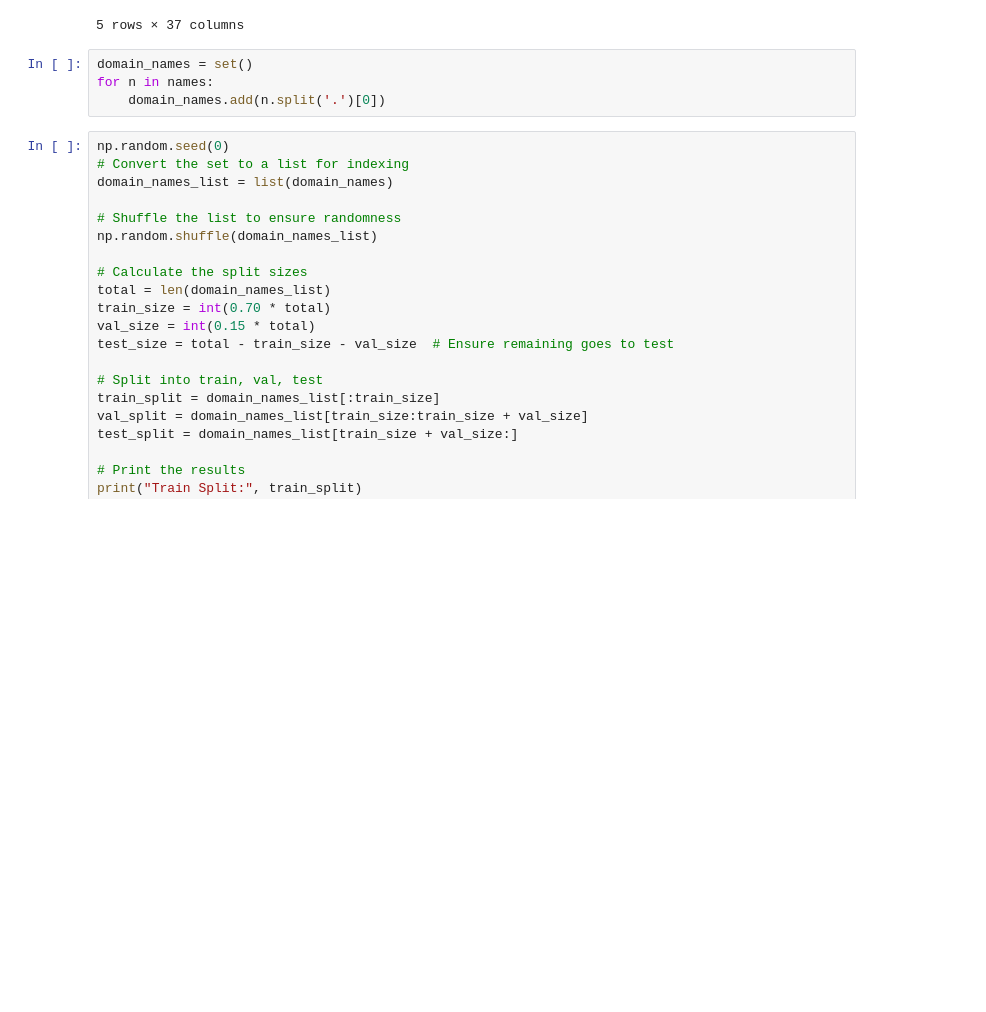
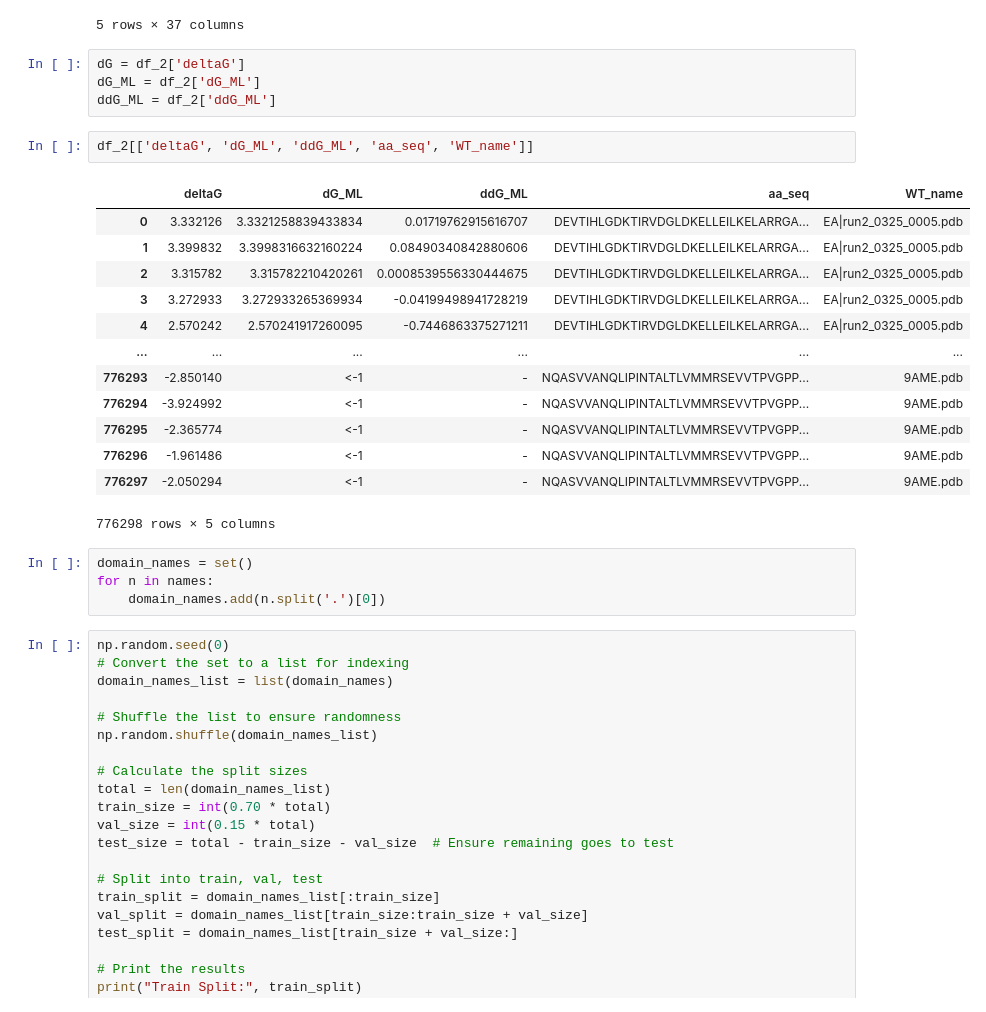
Before and after one commit to LDeng0205/ProteinMPNN, a Jupyter notebook: playground.ipynb, the cells around one changed output. Drawn from its saved outputs; the diff is of its cells as text; blank space fills up the shorter version.

```diff
--- a/playground.ipynb
+++ b/playground.ipynb
@@ -32,6 +47,26 @@ df_2.head()
 | 3 | EA|run2_0325_0005.pdb_wty | TCCGCTGGTGGCTCCGCGGGTGGTTCCGCTGGT... | 1.244782 | 1.314467 | 1.195005 | 0.119462 | ... |
 | 4 | EA|run2_0325_0005.pdb_wth | TCCGCTGGCGGCTCCGCTGGCGGCTCCGCTGGC... | 0.998142 | 1.134508 | 0.723845 | 0.410663 | ... |
 5 rows × 37 columns
+# %%
+dG = df_2['deltaG']
+dG_ML = df_2['dG_ML']
+ddG_ML = df_2['ddG_ML']
+# %%
+df_2[['deltaG', 'dG_ML', 'ddG_ML', 'aa_seq', 'WT_name']]
+# %% [output]
+|  | deltaG | dG_ML | ddG_ML | aa_seq | WT_name |
+| 0 | 3.332126 | 3.3321258839433834 | 0.01719762915616707 | DEVTIHLGDKTIRVDGLDKELLEILKELARRGA... | EA|run2_0325_0005.pdb |
+| 1 | 3.399832 | 3.3998316632160224 | 0.08490340842880606 | DEVTIHLGDKTIRVDGLDKELLEILKELARRGA... | EA|run2_0325_0005.pdb |
+| 2 | 3.315782 | 3.315782210420261 | 0.0008539556330444675 | DEVTIHLGDKTIRVDGLDKELLEILKELARRGA... | EA|run2_0325_0005.pdb |
+| 3 | 3.272933 | 3.272933265369934 | -0.04199498941728219 | DEVTIHLGDKTIRVDGLDKELLEILKELARRGA... | EA|run2_0325_0005.pdb |
+| 4 | 2.570242 | 2.570241917260095 | -0.7446863375271211 | DEVTIHLGDKTIRVDGLDKELLEILKELARRGA... | EA|run2_0325_0005.pdb |
+| ... | ... | ... | ... | ... | ... |
+| 776293 | -2.850140 | <-1 | - | NQASVVANQLIPINTALTLVMMRSEVVTPVGPP... | 9AME.pdb |
+| 776294 | -3.924992 | <-1 | - | NQASVVANQLIPINTALTLVMMRSEVVTPVGPP... | 9AME.pdb |
+| 776295 | -2.365774 | <-1 | - | NQASVVANQLIPINTALTLVMMRSEVVTPVGPP... | 9AME.pdb |
+| 776296 | -1.961486 | <-1 | - | NQASVVANQLIPINTALTLVMMRSEVVTPVGPP... | 9AME.pdb |
+| 776297 | -2.050294 | <-1 | - | NQASVVANQLIPINTALTLVMMRSEVVTPVGPP... | 9AME.pdb |
+776298 rows × 5 columns
 # %%
 domain_names = set()
 for n in names:
```
Also changed, not shown: parts of 20 cells of this notebook, 4 other files.
